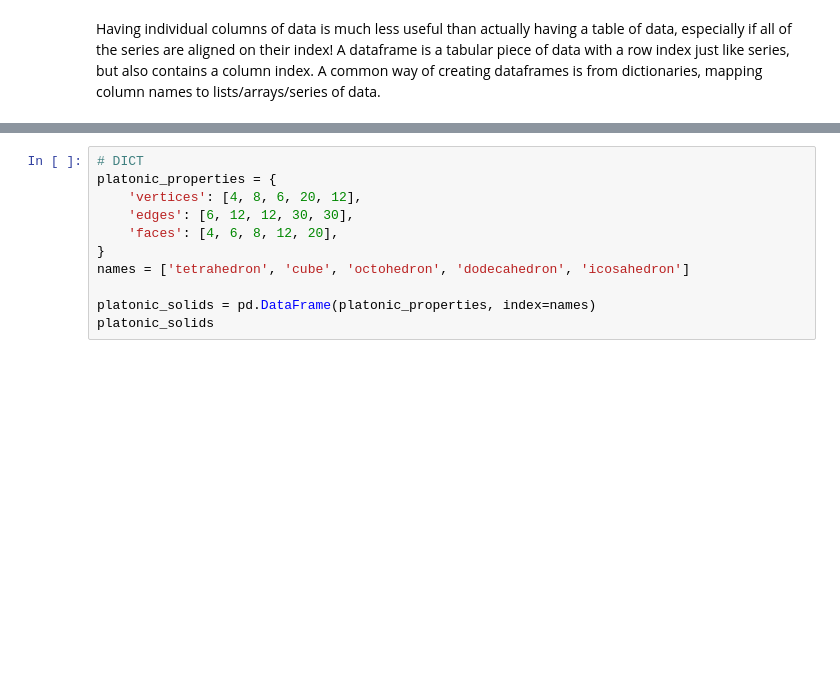
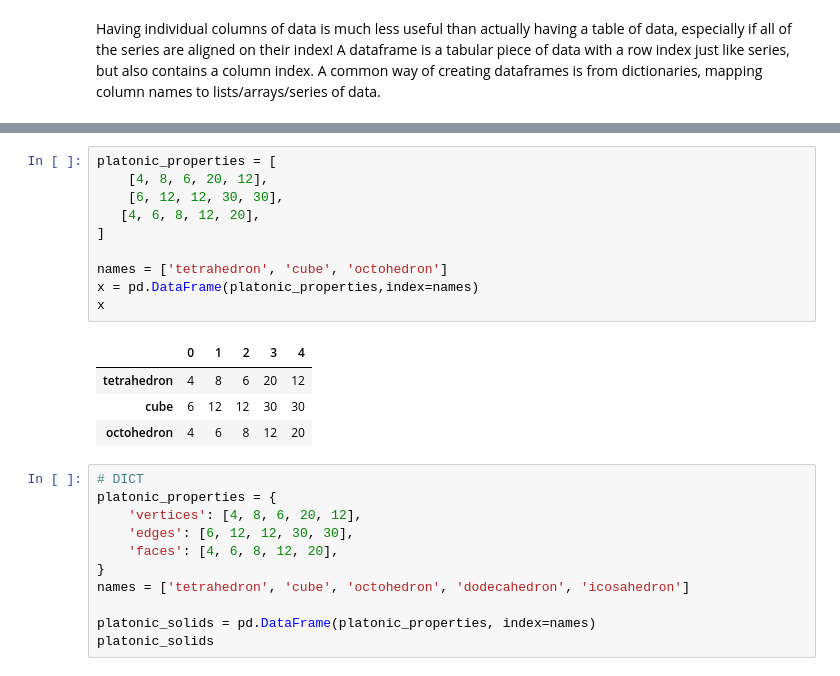
Before and after one commit to namanchauhan8998/DATA_VIZ_PYCHARM, a Jupyter notebook: viz-class-04-main/notebooks/01-pandas.ipynb, the cells around one changed output, grey strips where cells are left out. Drawn from its saved outputs; the diff is of its cells as text; blank space fills up the shorter version.

```diff
--- a/viz-class-04-main/notebooks/01-pandas.ipynb
+++ b/viz-class-04-main/notebooks/01-pandas.ipynb
@@ -233,3 +326,18 @@ Having individual columns of data is much less useful than actually having a tab
+# %%
+platonic_properties = [
+    [4, 8, 6, 20, 12],
+    [6, 12, 12, 30, 30],
+   [4, 6, 8, 12, 20],
+]
+
+names = ['tetrahedron', 'cube', 'octohedron']
+x = pd.DataFrame(platonic_properties,index=names)
+x
+# %% [output]
+|  | 0 | 1 | 2 | 3 | 4 |
+| tetrahedron | 4 | 8 | 6 | 20 | 12 |
+| cube | 6 | 12 | 12 | 30 | 30 |
+| octohedron | 4 | 6 | 8 | 12 | 20 |
 # %%
 # DICT
 platonic_properties = {
```
Also changed, not shown: parts of 42 cells of this notebook, 2 other files.
